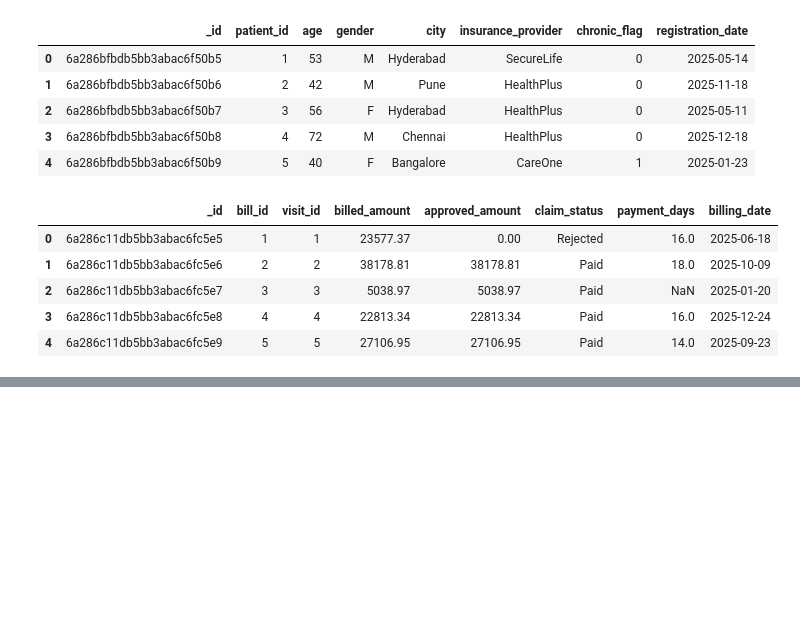
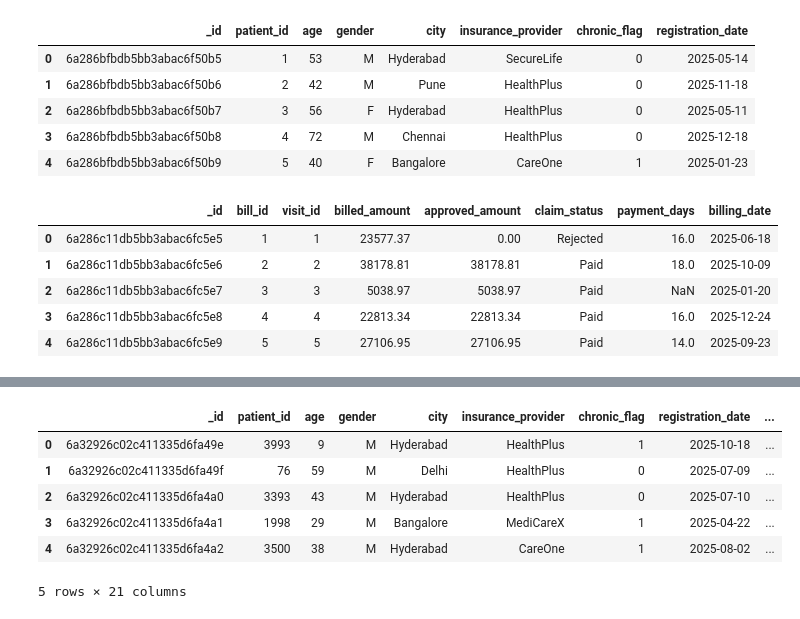
Before and after one commit to TheekshanaMayadunna/Hospital_MLOPS, a Jupyter notebook: notebooks/sql.ipynb, the cells around one changed output, grey strips where cells are left out. Drawn from its saved outputs; the diff is of its cells as text; code cells hidden in the pictures; blank space fills up the shorter version.

```diff
--- a/notebooks/sql.ipynb
+++ b/notebooks/sql.ipynb
@@ -158,0 +629,24 @@ visits_df.head()
+# %%
+import pymongo
+import pandas as pd
+DB_NAME="hospital_miops"
+COLLECTION_MODEL_TABLE="model_table_df"
+CONNECTION_URL="mongodb+srv://it23584068:Microsd1@cluster0.7h28u09.mongodb.net/?appName=Cluster0"
+
+client=pymongo.MongoClient(CONNECTION_URL)
+db=client[DB_NAME]
+model_table_collection=db[COLLECTION_MODEL_TABLE]
+
+
+model_table=model_table_collection.insert_many(model_table_df)
+# %%
+model_table_df=pd.DataFrame(list(model_table_collection.find()))
+model_table_df.head()
+# %% [output]
+|  | _id | patient_id | age | gender | city | insurance_provider | chronic_flag | registration_date | ... |
+| 0 | 6a32926c02c411335d6fa49e | 3993 | 9 | M | Hyderabad | HealthPlus | 1 | 2025-10-18 | ... |
+| 1 | 6a32926c02c411335d6fa49f | 76 | 59 | M | Delhi | HealthPlus | 0 | 2025-07-09 | ... |
+| 2 | 6a32926c02c411335d6fa4a0 | 3393 | 43 | M | Hyderabad | HealthPlus | 0 | 2025-07-10 | ... |
+| 3 | 6a32926c02c411335d6fa4a1 | 1998 | 29 | M | Bangalore | MediCareX | 1 | 2025-04-22 | ... |
+| 4 | 6a32926c02c411335d6fa4a2 | 3500 | 38 | M | Hyderabad | CareOne | 1 | 2025-08-02 | ... |
+5 rows × 21 columns
```
Also changed, not shown: parts of 29 cells of this notebook, 3 other files.
